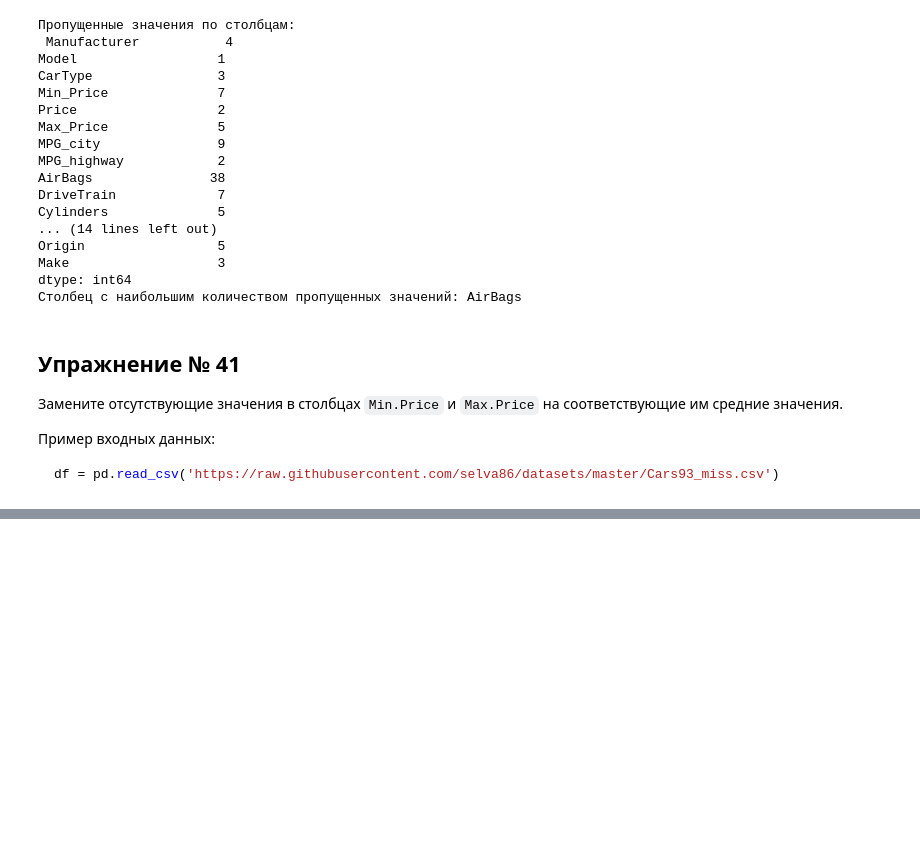
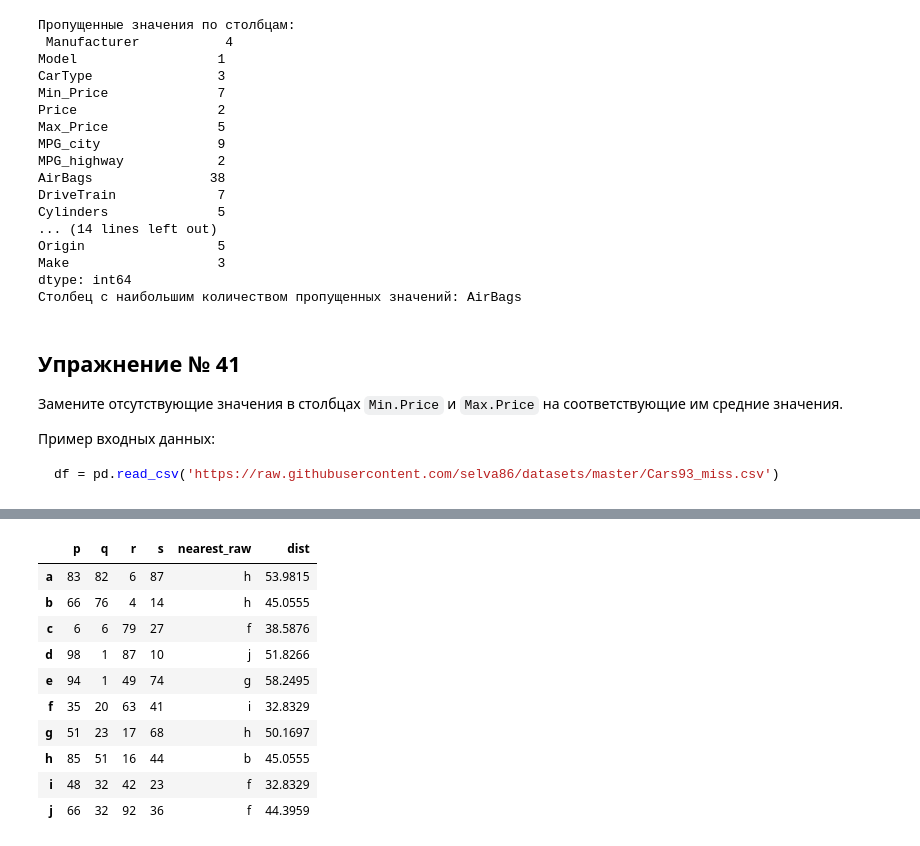
Before and after one commit to chikiryauxgod/data_analysis, a Jupyter notebook: Work_6/Work_6.ipynb, the cells around one changed output, grey strips where cells are left out. Cells and saved outputs as stored; diff of their text form; code cells hidden in the pictures; blank space fills up the shorter version.

```diff
--- a/Work_6/Work_6.ipynb
+++ b/Work_6/Work_6.ipynb
@@ -1194,0 +1727,23 @@ df = pd.read_csv('https://raw.githubusercontent.com/selva86/datasets/master/Cars
+# %%
+from scipy.spatial.distance import cdist
+
+df = pd.DataFrame(np.random.randint(1,100, 40).reshape(10, -1),
+                  columns=list('pqrs'), index=list('abcdefghij'))
+
+distanses = cdist(df,df, 'euclidean')
+np.fill_diagonal(distanses,np.inf)
+df['nearest_raw'] = df.index[distanses.argmin(axis=1)]
+df['dist'] = distanses.min(axis=1)
+df
+# %% [output]
+|  | p | q | r | s | nearest_raw | dist |
+| a | 83 | 82 | 6 | 87 | h | 53.9815 |
+| b | 66 | 76 | 4 | 14 | h | 45.0555 |
+| c | 6 | 6 | 79 | 27 | f | 38.5876 |
+| d | 98 | 1 | 87 | 10 | j | 51.8266 |
+| e | 94 | 1 | 49 | 74 | g | 58.2495 |
+| f | 35 | 20 | 63 | 41 | i | 32.8329 |
+| g | 51 | 23 | 17 | 68 | h | 50.1697 |
+| h | 85 | 51 | 16 | 44 | b | 45.0555 |
+| i | 48 | 32 | 42 | 23 | f | 32.8329 |
+| j | 66 | 32 | 92 | 36 | f | 44.3959 |
```
Also changed, not shown: parts of 64 cells of this notebook.
